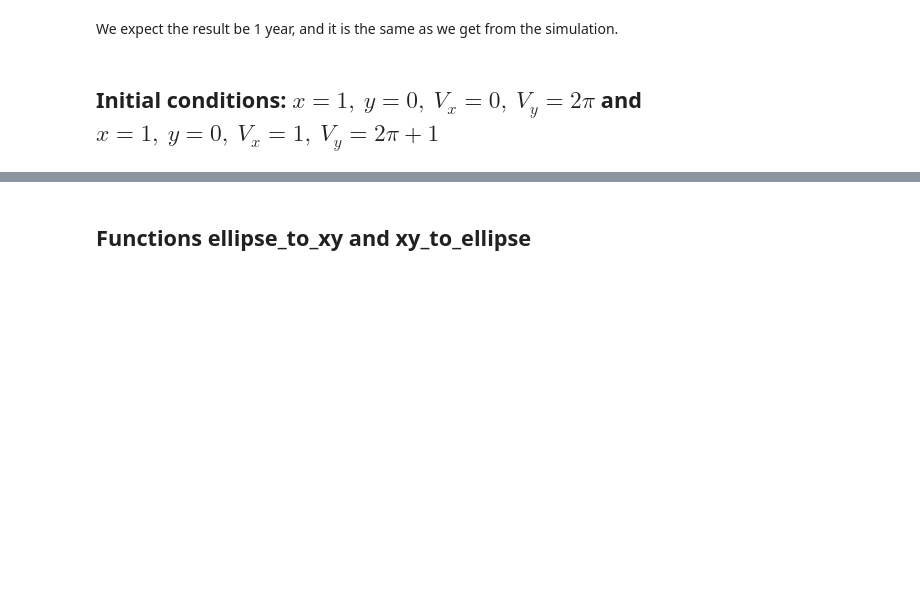
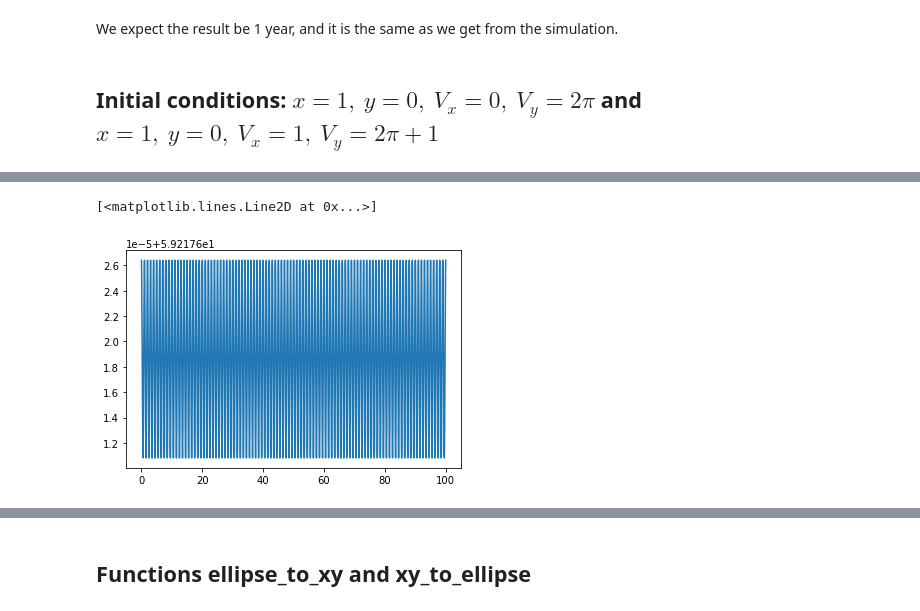
Before and after one commit to maxpaik16/352FinalProject, a Jupyter notebook: Solver/ode_solver_test.ipynb, the cells around one changed output, grey strips where cells are left out. Cells and saved outputs as stored; diff of their text form; code cells hidden in the pictures; blank space fills up the shorter version.

```diff
--- a/Solver/ode_solver_test.ipynb
+++ b/Solver/ode_solver_test.ipynb
@@ -171,0 +176,21 @@ plt.savefig("xytest_circle_ellipse.png")
+# %%
+dt = 0.0001
+nsteps = int(100/dt)
+t,z1 = solve_ode(func,[0.,100.], nsteps, [1.,0.,0.,2*np.pi], args=[1], method="Velocity Verlet")
+x1,Vx1,y1,Vy1 = z1.T
+
+t,z2 = solve_ode(func,[0.,100.], nsteps, [1.,0.,0.,2*np.pi], args=[1], method="Rk04")
+x2,Vx2,y2,Vy2 = z2.T
+
+r1 = np.sqrt(y1**2 + x1**2)
+r2 = np.sqrt(y2**2 + x2**2)
+v1 = np.sqrt(Vy1**2 + Vx1**2)
+v2 = np.sqrt(Vy2**2 + Vx2**2)
+
+E1 = 4*np.pi**2/r1 + 1/2*v1**2
+E2 = 4*np.pi**2/r2 + 1/2*v2**2
+# %%
+plt.plot(t, E1)
+# %% [output]
+[<matplotlib.lines.Line2D at 0x...>]
+[figure, added]
```
Also changed, not shown: parts of 11 cells of this notebook.
